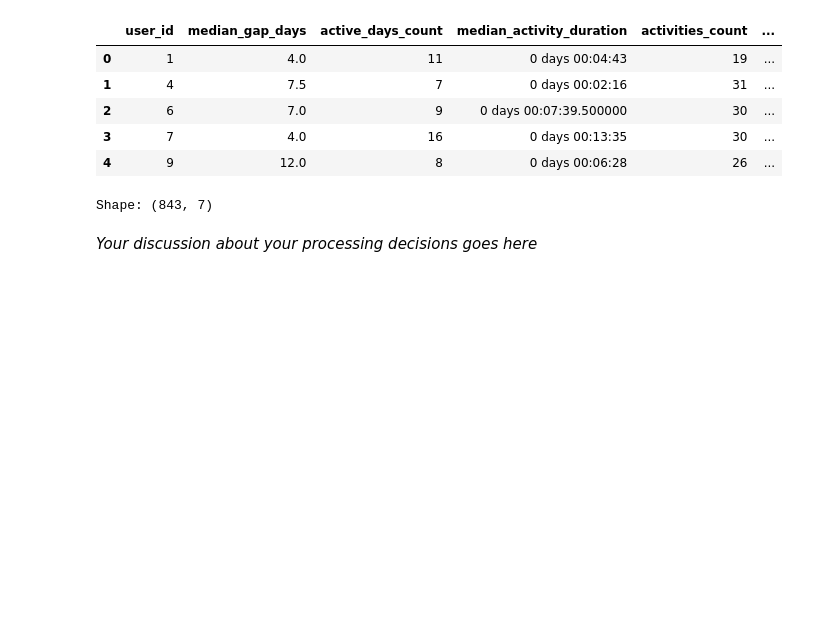
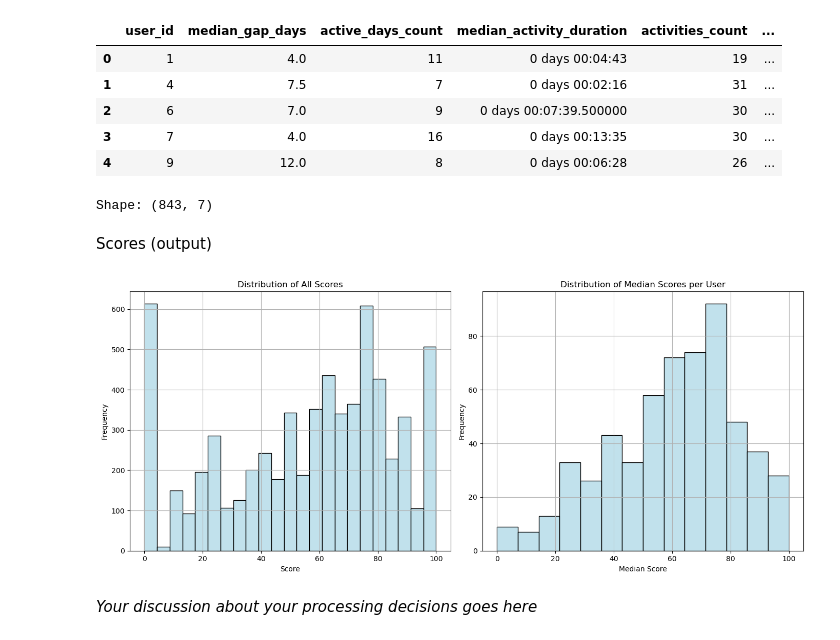
Before and after one commit to malenraychev/BigMMMBehaviour, a Jupyter notebook: m4_team-name.ipynb, the cells around one changed output. Cells and saved outputs as stored; diff of their text form; code cells hidden in the pictures; blank space fills up the shorter version.

```diff
--- a/m4_team-name.ipynb
+++ b/m4_team-name.ipynb
@@ -235,3 +250,5 @@ Shape: (6273, 3)
 | 3 | 7 | 4.0 | 16 | 0 days 00:13:35 | 30 | ... |
 | 4 | 9 | 12.0 | 8 | 0 days 00:06:28 | 26 | ... |
 Shape: (843, 7)
+# %% [markdown]
+Scores (output)
@@ -238,3 +257,36 @@ Shape: (843, 7)
+# %%
+# Cast timestamps to datetime
+all_scores['time'] = pd.to_datetime(all_scores['time'], unit='s')
+# %%
+import matplotlib.pyplot as plt
+import seaborn as sns
+
+# --- Compute median and count of scores per user ---
+median_score_per_user = all_scores.groupby('user_id')['percentage'].median().reset_index()
+median_score_per_user.rename(columns={'percentage': 'median_score'}, inplace=True)
+median_score_per_user['scores_count'] = all_scores.groupby('user_id')['percentage'].count().values
+
+# --- Create side-by-side histograms with updated order and color ---
+fig, axes = plt.subplots(1, 2, figsize=(14, 6))
+
+# Left: Distribution of all individual scores
+sns.histplot(all_scores['percentage'], color='lightblue', ax=axes[0])
+axes[0].set_title('Distribution of All Scores')
+axes[0].set_xlabel('Score')
+axes[0].set_ylabel('Frequency')
+axes[0].grid(True)
+
+# Right: Distribution of median scores per user
+sns.histplot(median_score_per_user['median_score'], color='lightblue', ax=axes[1])
+axes[1].set_title('Distribution of Median Scores per User')
+axes[1].set_xlabel('Median Score')
+axes[1].set_ylabel('Frequency')
+axes[1].grid(True)
+
+plt.tight_layout()
+plt.show()
+# %% [output]
+[figure, added]
 # %% [markdown]
 *Your discussion about your processing decisions goes here*
 # %% [markdown]
```
Also changed, not shown: parts of 24 cells of this notebook, 2 other files.
